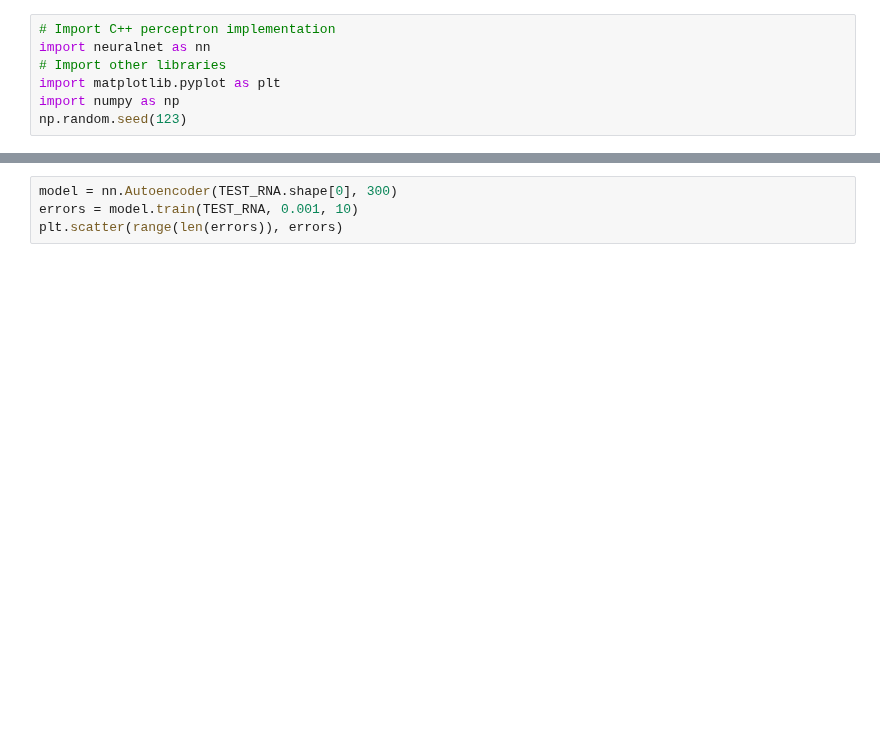
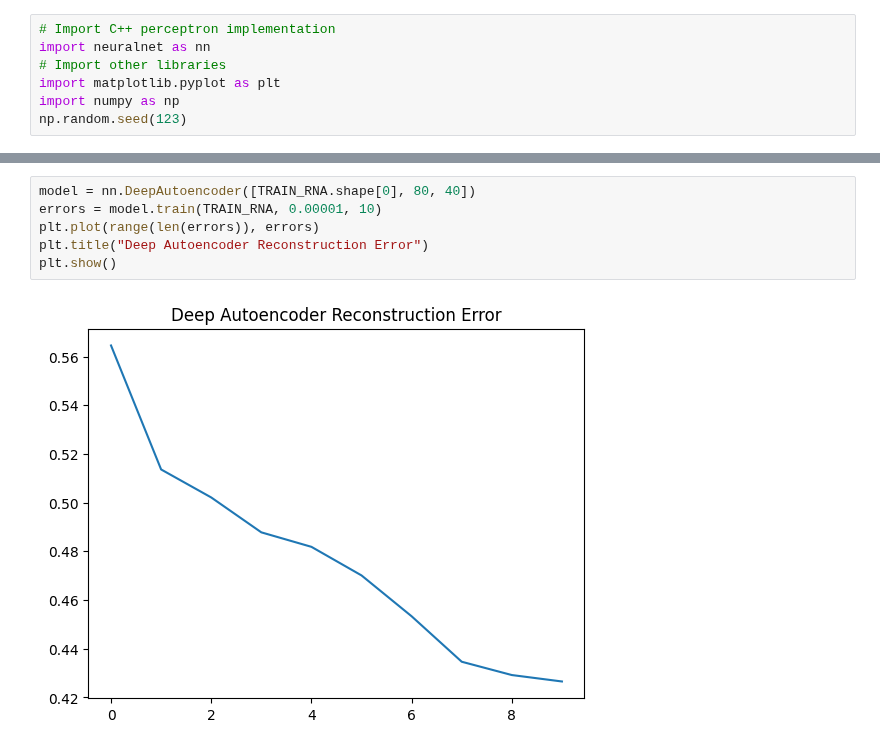
Before and after one commit to wyattbarber/Challenge-3, a Jupyter notebook: challenge_4_cite.ipynb, the cells around one changed output, grey strips where cells are left out. Drawn from its saved outputs; the diff is of its cells as text; blank space fills up the shorter version.

```diff
--- a/challenge_4_cite.ipynb
+++ b/challenge_4_cite.ipynb
@@ -31,4 +45,8 @@ def save_result(data, filename):
 # %%
-model = nn.Autoencoder(TEST_RNA.shape[0], 300)
-errors = model.train(TEST_RNA, 0.001, 10)
-plt.scatter(range(len(errors)), errors)
+model = nn.DeepAutoencoder([TRAIN_RNA.shape[0], 80, 40])
+errors = model.train(TRAIN_RNA, 0.00001, 10)
+plt.plot(range(len(errors)), errors)
+plt.title("Deep Autoencoder Reconstruction Error")
+plt.show()
+# %% [output]
+[figure, added]
```
Also changed, not shown: parts of 5 cells of this notebook, 6 other files.
